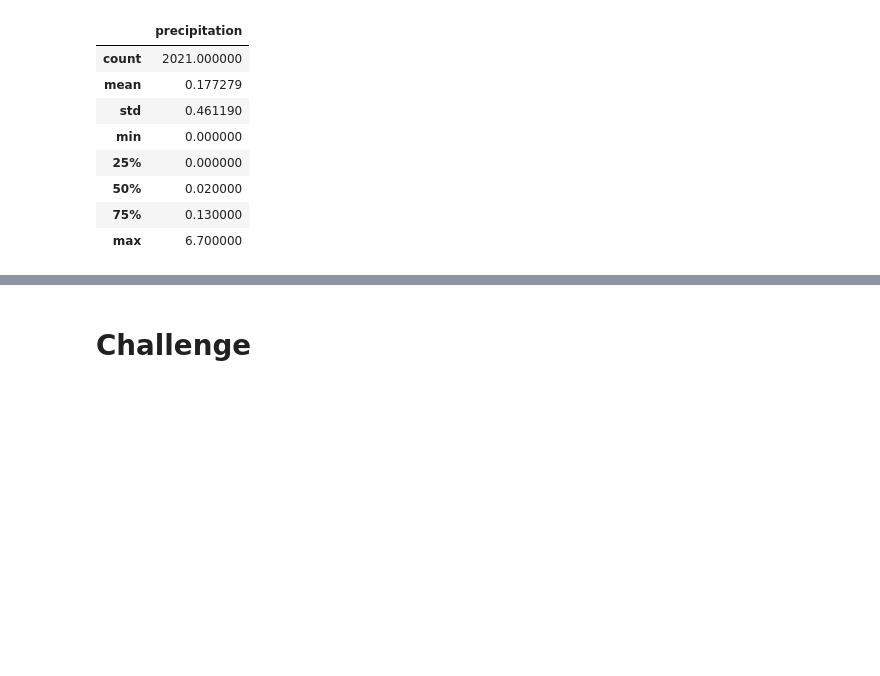
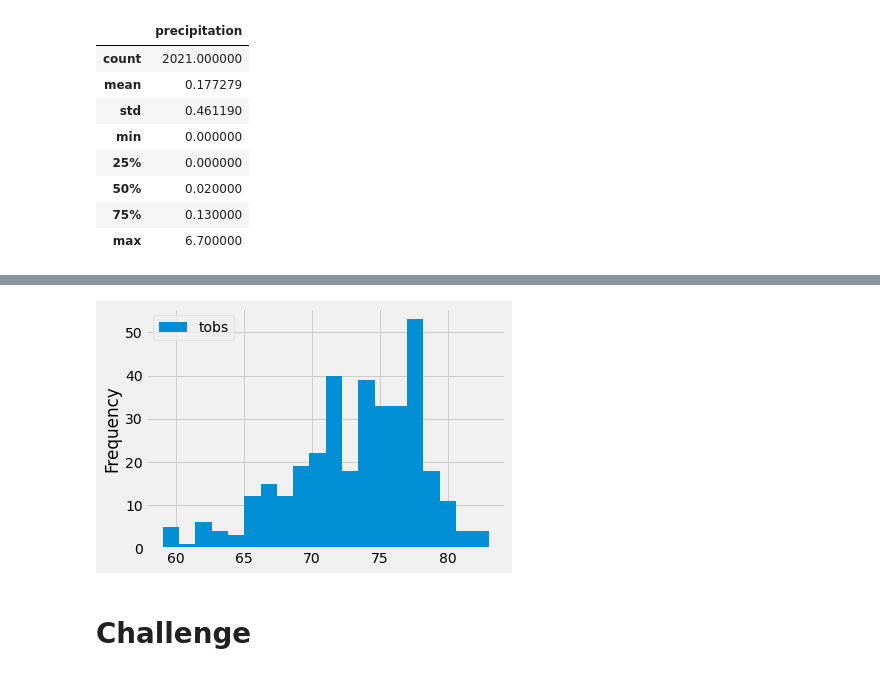
Before and after one commit to LynMcJo06/surfs-up, a Jupyter notebook: climate_analysis.ipynb, the cells around one changed output, grey strips where cells are left out. Drawn from its saved outputs; the diff is of its cells as text; code cells hidden in the pictures; blank space fills up the shorter version.

```diff
--- a/climate_analysis.ipynb
+++ b/climate_analysis.ipynb
@@ -93,3 +149,9 @@ df.describe()
+# %%
+# Skill Drill:  Adjust the number of bins to 20.
+df.plot.hist(bins=20)
+plt.tight_layout()
+# %% [output]
+[figure, added]
 # %%
 # Write a function called `calc_temps` that will accept start date and end date in the format '%Y-%m-%d'
 # and return the minimum, average, and maximum temperatures for that range of dates
```
Also changed, not shown: parts of 7 cells of this notebook.
